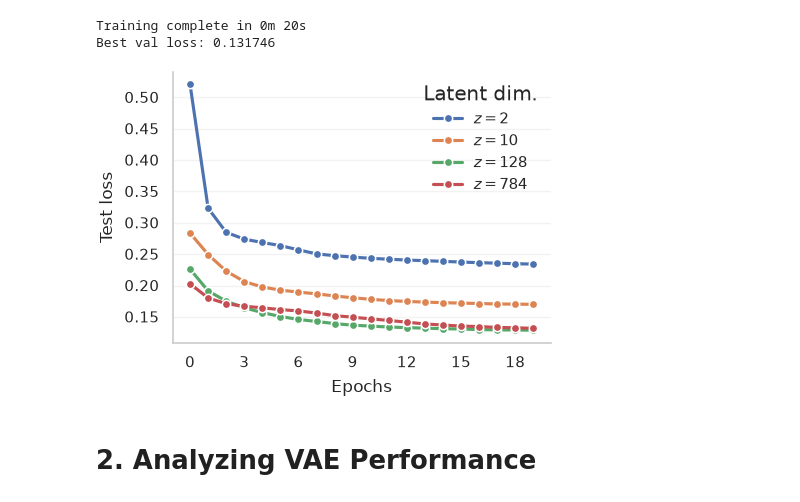
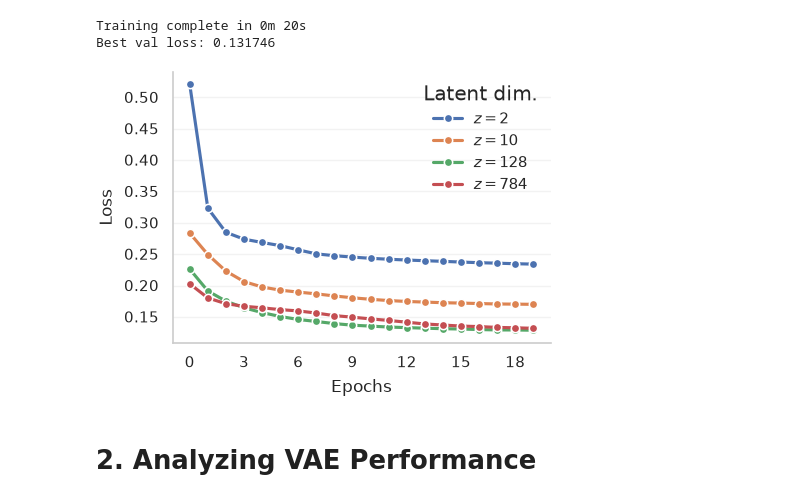
Before and after one commit to l-laidev/Advanced-Topics-in-Machine-Learning, a Jupyter notebook: PA0/Task 4 VAE Task.ipynb, the cells around one changed output. Cells and saved outputs as stored; diff of their text form; code cells hidden in the pictures.

```diff
--- a/PA0/Task 4 VAE Task.ipynb
+++ b/PA0/Task 4 VAE Task.ipynb
@@ -238,35 +239,36 @@ for latent_dim in LATENT_DIMS:
 # %%
 fig, ax1 = plt.subplots(1,1, figsize=(3.25,2.4))
 
 for i, latent_dim in enumerate(LATENT_DIMS):
     fname = f"vae-task_latent-{latent_dim}"
     with open(os.path.join(BASE_MODELS, f"{fname}.json"), "r") as f:
         perf = json.loads(f.read())
 
     perf_df = pd.DataFrame(perf["val"])
     lineplot_kwargs = dict(label=f"$z={latent_dim}$", linewidth=1.5)
 
     configs = [
         {
             "column": "loss",
             "title": "",
             "xlabel": "Epochs",
-            "ylabel": "Test loss",
+            "ylabel": "Loss",
             "lineplot_kwargs": {**lineplot_kwargs, "ax": ax1},
         },
     ]
 
     plot_line(perf_df, configs)
 
 ax1.grid(axis="y", alpha=0.25, linewidth=0.7)
 ax1.grid(axis="x", visible=False)
 ax1.legend(title="Latent dim.", frameon=False, loc="best")
+ax1.xaxis.set_major_locator(mpl.ticker.MaxNLocator(integer=True))
 
 fig.tight_layout()
 plt.savefig(os.path.join(BASE_PLOTS, "losses.pdf"), bbox_inches="tight", dpi=300)
 plt.show()
 # %% [output]
-[figure, old version]
+[figure, new version]
 # %% [markdown]
 # 2. Analyzing VAE Performance
 # %%
```
Also changed, not shown: parts of 1 cell of this notebook, 8 other files.
